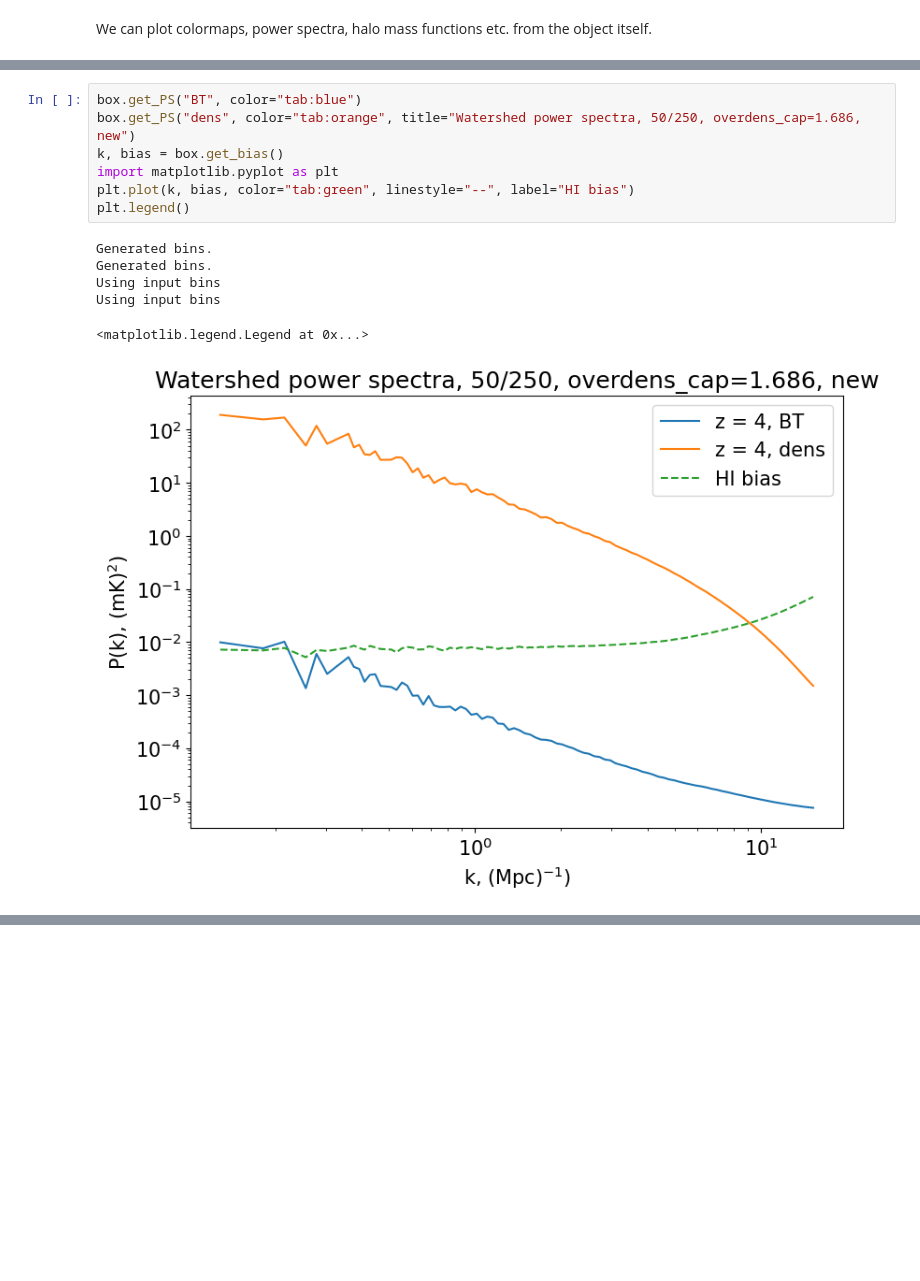
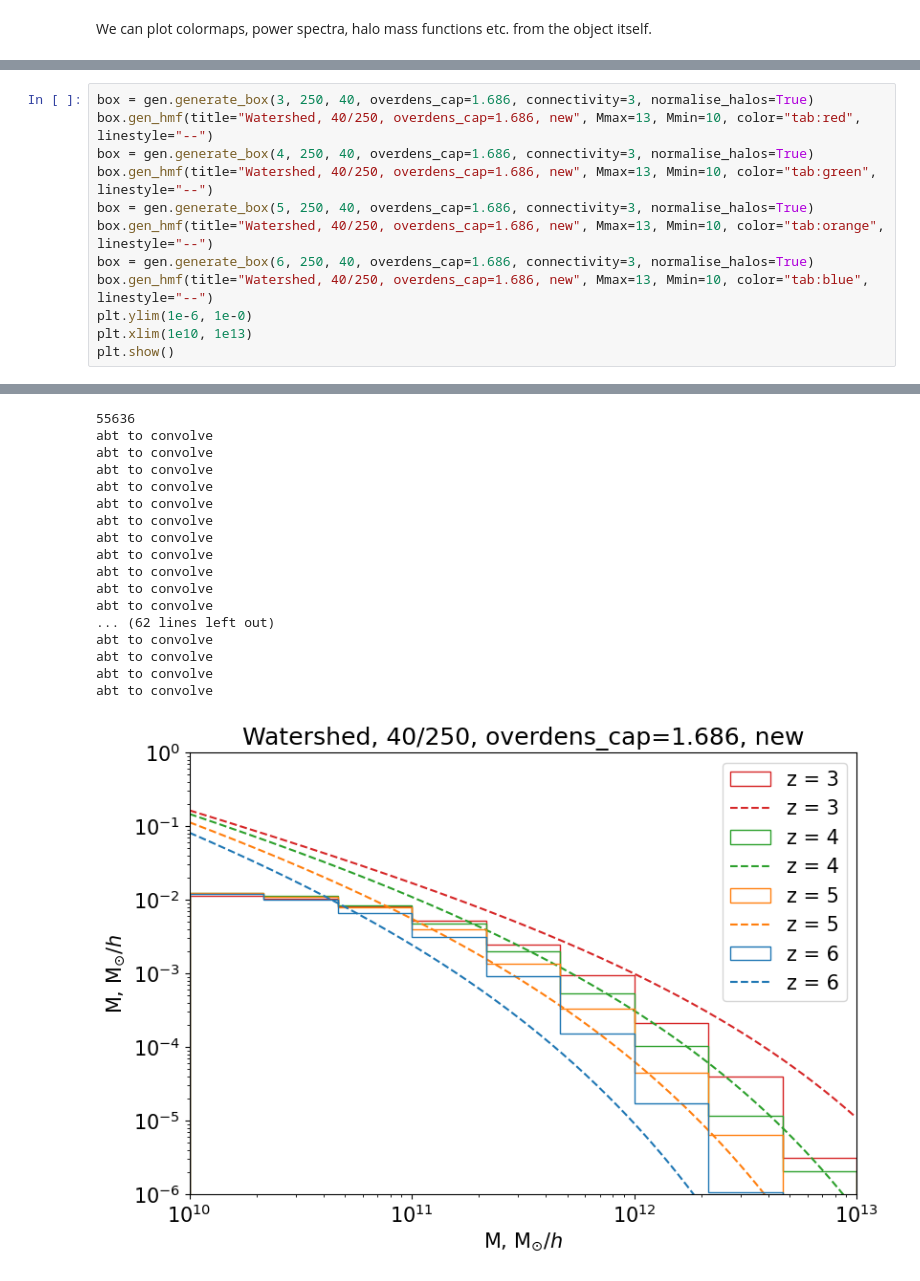
Before and after one commit to raxquax123/postEoR, a Jupyter notebook: examples.ipynb, the cells around one changed output, grey strips where cells are left out. Cells and saved outputs as stored; diff of their text form; blank space fills up the shorter version.

```diff
--- a/examples.ipynb
+++ b/examples.ipynb
@@ -92,14 +43,13 @@ The bias may also be calculated, and plot separately using matplotlib.
-# %%
-box.get_PS("BT", color="tab:blue")
-box.get_PS("dens", color="tab:orange", title="Watershed power spectra, 50/250, overdens_cap=1.686, new")
-k, bias = box.get_bias()
-import matplotlib.pyplot as plt
-plt.plot(k, bias, color="tab:green", linestyle="--", label="HI bias")
-plt.legend()
-# %% [output]
-Generated bins.
-Generated bins.
-Using input bins
-Using input bins
-<matplotlib.legend.Legend at 0x...>
-[figure, removed]
+# %%
+box = gen.generate_box(3, 250, 40, overdens_cap=1.686, connectivity=3, normalise_halos=True)
+box.gen_hmf(title="Watershed, 40/250, overdens_cap=1.686, new", Mmax=13, Mmin=10, color="tab:red", linestyle="--")
+box = gen.generate_box(4, 250, 40, overdens_cap=1.686, connectivity=3, normalise_halos=True)
+box.gen_hmf(title="Watershed, 40/250, overdens_cap=1.686, new", Mmax=13, Mmin=10, color="tab:green", linestyle="--")
+box = gen.generate_box(5, 250, 40, overdens_cap=1.686, connectivity=3, normalise_halos=True)
+box.gen_hmf(title="Watershed, 40/250, overdens_cap=1.686, new", Mmax=13, Mmin=10, color="tab:orange", linestyle="--")
+box = gen.generate_box(6, 250, 40, overdens_cap=1.686, connectivity=3, normalise_halos=True)
+box.gen_hmf(title="Watershed, 40/250, overdens_cap=1.686, new", Mmax=13, Mmin=10, color="tab:blue", linestyle="--")
+plt.ylim(1e-6, 1e-0)
+plt.xlim(1e10, 1e13)
+plt.show()
+# %% [output]
@@ -105,0 +73,18 @@ Using input bins
+55636
+abt to convolve
+abt to convolve
+abt to convolve
+abt to convolve
+abt to convolve
+abt to convolve
+abt to convolve
+abt to convolve
+abt to convolve
+abt to convolve
+abt to convolve
+... (62 lines left out)
+abt to convolve
+abt to convolve
+abt to convolve
+abt to convolve
+[figure, added]
```
Also changed, not shown: parts of 25 cells of this notebook, 8 other files.
